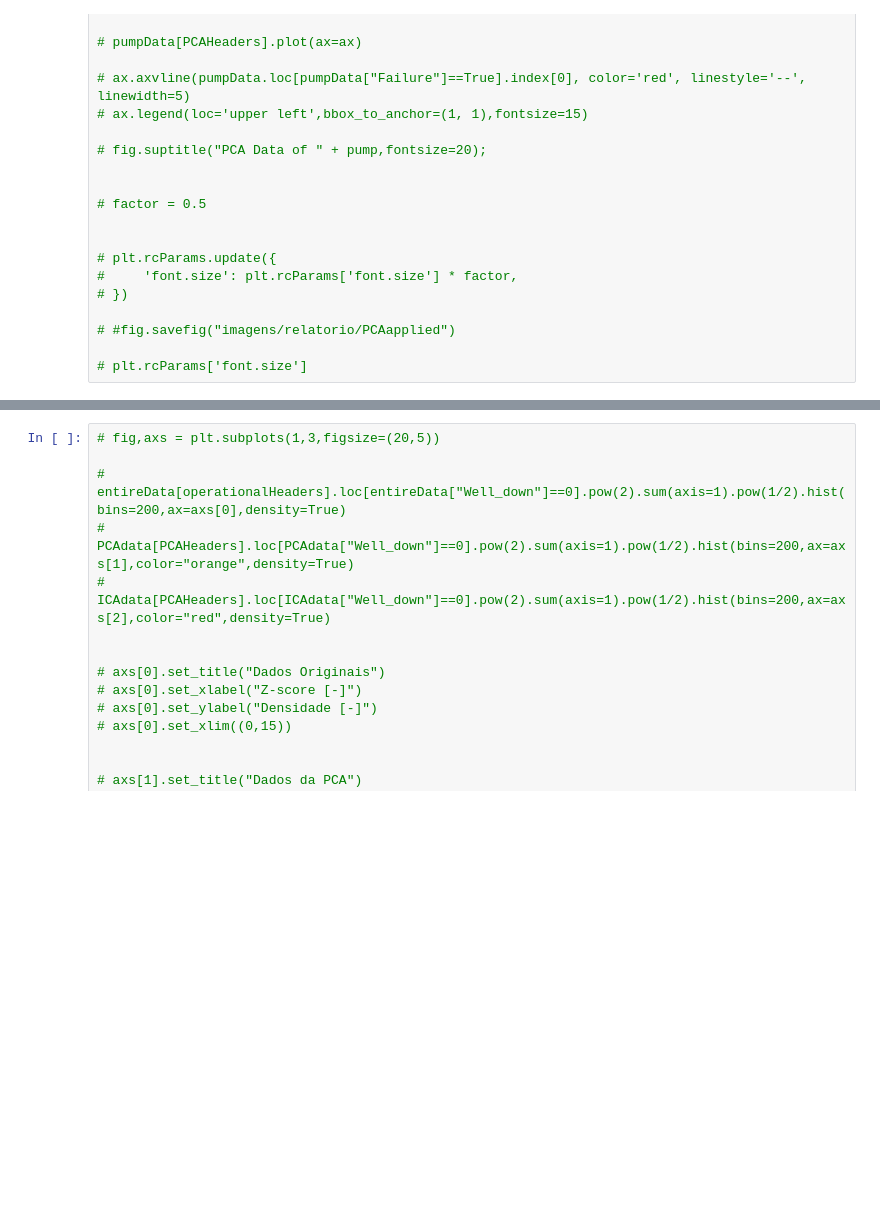
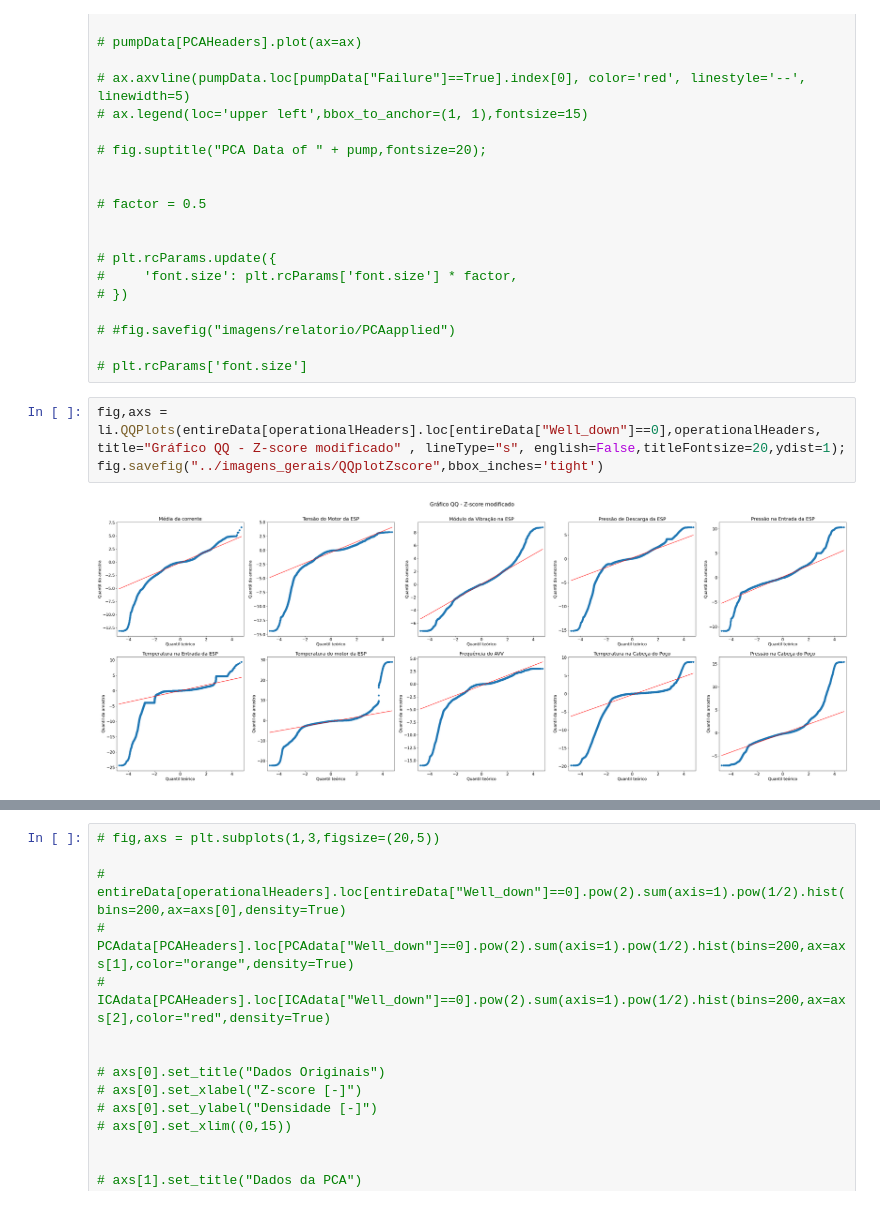
Before and after one commit to RL2-SP3/LISSA, a Jupyter notebook: examples/analise_dados_PCA.ipynb, the cells around one changed output, grey strips where cells are left out. Saved outputs shown, nothing was run; the diff lists cells and outputs as text; blank space fills up the shorter version.

```diff
--- a/examples/analise_dados_PCA.ipynb
+++ b/examples/analise_dados_PCA.ipynb
@@ -182,6 +185,11 @@ plt.savefig("../imagens_gerais/ICA_b_28_2.jpg")
 # #fig.savefig("imagens/relatorio/PCAapplied")
 
 # plt.rcParams['font.size']
+# %%
+fig,axs = li.QQPlots(entireData[operationalHeaders].loc[entireData["Well_down"]==0],operationalHeaders, title="Gráfico QQ - Z-score modificado" , lineType="s", english=False,titleFontsize=20,ydist=1);
+fig.savefig("../imagens_gerais/QQplotZscore",bbox_inches='tight')
+# %% [output]
+[figure, added]
 # %%
 fig,axs = li.QQPlots(PCAdata[PCAHeaders].loc[PCAdata["Well_down"]==0],PCAHeaders, title="Gráfico QQ - PCA" , lineType="s", english=False,titleFontsize=20,ydist=1);
 fig.savefig("../imagens_gerais/QQplotPCA",bbox_inches='tight')
```
Also changed, not shown: parts of 8 cells of this notebook, 1 other file.
